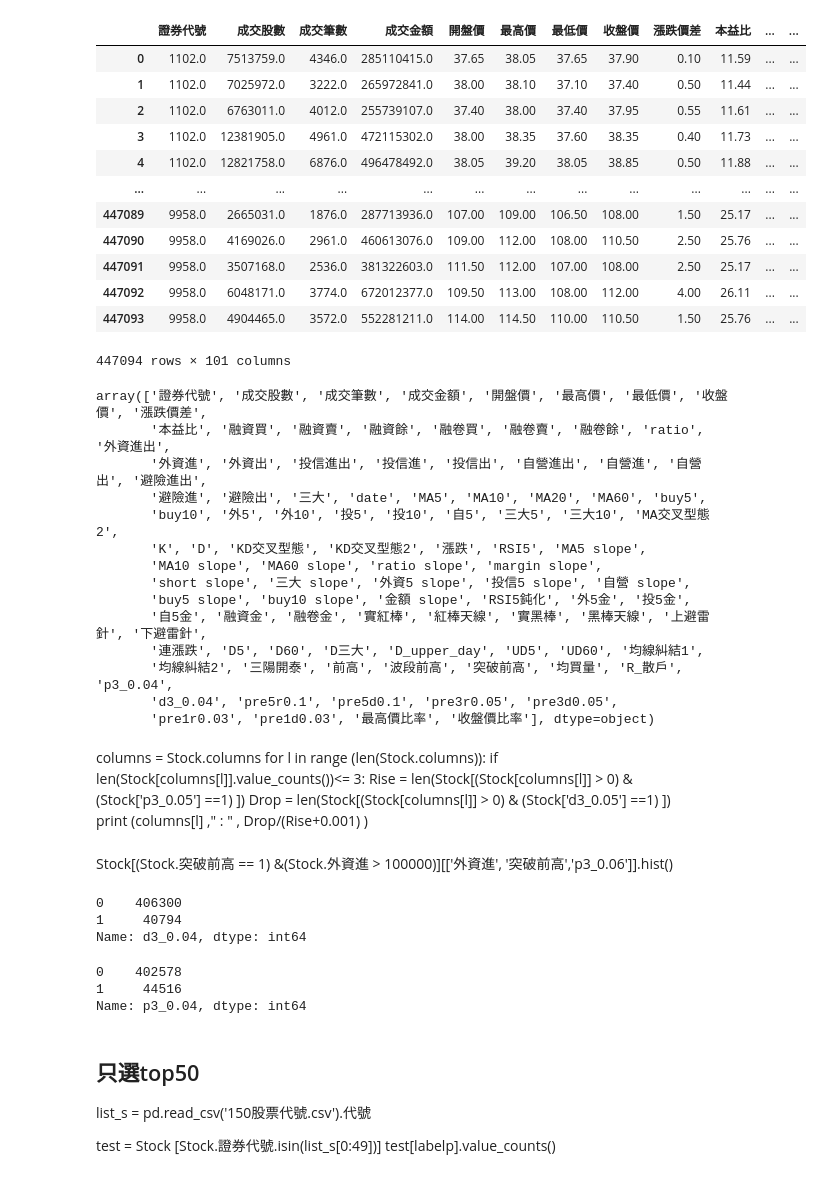
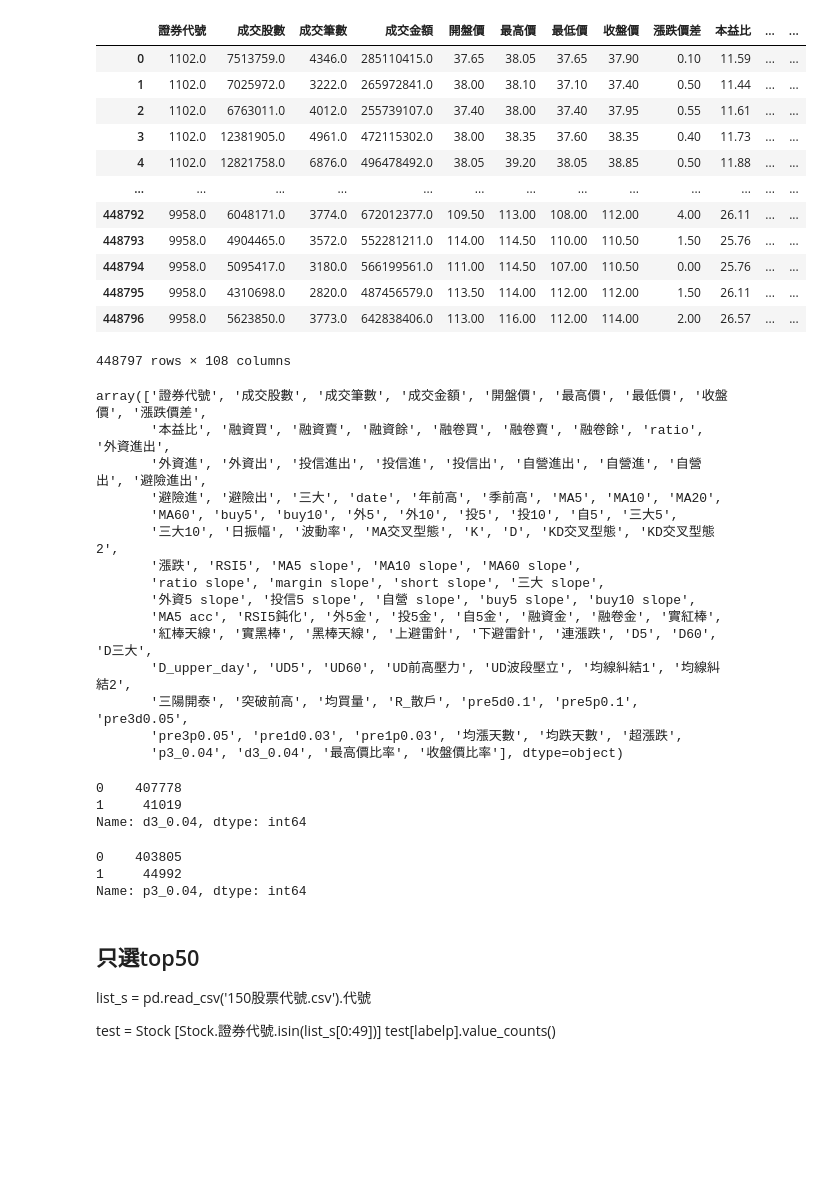
Before and after one commit to knjo/Stock, a Jupyter notebook: Predict-rise and drop Plot.ipynb, the cells around one changed output. Saved outputs shown, nothing was run; the diff lists cells and outputs as text; code cells hidden in the pictures; blank space fills up the shorter version.

```diff
--- a/Predict-rise and drop Plot.ipynb
+++ b/Predict-rise and drop Plot.ipynb
@@ -123,67 +25,56 @@ Stock[-31:]
 # %%
-Klist = ['最高價','收盤價']
-
-Stock['成交股數'].shift(+1)
-
+Klist = ['最高價','收盤價','成交金額']
 i=0
 while i<len(Klist):
     name=str(Klist[i])
     Stock[(name+"比率")]=""
     temp=Stock[name].shift(+1)
     Stock[(name+"比率")]=Stock[name]/(temp+0.000001)
     i+=1
 Stock
 # %% [output]
 |  | 證券代號 | 成交股數 | 成交筆數 | 成交金額 | 開盤價 | 最高價 | 最低價 | 收盤價 | 漲跌價差 | 本益比 | ... | ... |
 | 0 | 1102.0 | 7513759.0 | 4346.0 | 285110415.0 | 37.65 | 38.05 | 37.65 | 37.90 | 0.10 | 11.59 | ... | ... |
 | 1 | 1102.0 | 7025972.0 | 3222.0 | 265972841.0 | 38.00 | 38.10 | 37.10 | 37.40 | 0.50 | 11.44 | ... | ... |
 | 2 | 1102.0 | 6763011.0 | 4012.0 | 255739107.0 | 37.40 | 38.00 | 37.40 | 37.95 | 0.55 | 11.61 | ... | ... |
 | 3 | 1102.0 | 12381905.0 | 4961.0 | 472115302.0 | 38.00 | 38.35 | 37.60 | 38.35 | 0.40 | 11.73 | ... | ... |
 | 4 | 1102.0 | 12821758.0 | 6876.0 | 496478492.0 | 38.05 | 39.20 | 38.05 | 38.85 | 0.50 | 11.88 | ... | ... |
 | ... | ... | ... | ... | ... | ... | ... | ... | ... | ... | ... | ... | ... |
-| 447089 | 9958.0 | 2665031.0 | 1876.0 | 287713936.0 | 107.00 | 109.00 | 106.50 | 108.00 | 1.50 | 25.17 | ... | ... |
-| 447090 | 9958.0 | 4169026.0 | 2961.0 | 460613076.0 | 109.00 | 112.00 | 108.00 | 110.50 | 2.50 | 25.76 | ... | ... |
-| 447091 | 9958.0 | 3507168.0 | 2536.0 | 381322603.0 | 111.50 | 112.00 | 107.00 | 108.00 | 2.50 | 25.17 | ... | ... |
-| 447092 | 9958.0 | 6048171.0 | 3774.0 | 672012377.0 | 109.50 | 113.00 | 108.00 | 112.00 | 4.00 | 26.11 | ... | ... |
-| 447093 | 9958.0 | 4904465.0 | 3572.0 | 552281211.0 | 114.00 | 114.50 | 110.00 | 110.50 | 1.50 | 25.76 | ... | ... |
+| 448792 | 9958.0 | 6048171.0 | 3774.0 | 672012377.0 | 109.50 | 113.00 | 108.00 | 112.00 | 4.00 | 26.11 | ... | ... |
+| 448793 | 9958.0 | 4904465.0 | 3572.0 | 552281211.0 | 114.00 | 114.50 | 110.00 | 110.50 | 1.50 | 25.76 | ... | ... |
+| 448794 | 9958.0 | 5095417.0 | 3180.0 | 566199561.0 | 111.00 | 114.50 | 107.00 | 110.50 | 0.00 | 25.76 | ... | ... |
+| 448795 | 9958.0 | 4310698.0 | 2820.0 | 487456579.0 | 113.50 | 114.00 | 112.00 | 112.00 | 1.50 | 26.11 | ... | ... |
+| 448796 | 9958.0 | 5623850.0 | 3773.0 | 642838406.0 | 113.00 | 116.00 | 112.00 | 114.00 | 2.00 | 26.57 | ... | ... |
-447094 rows × 101 columns
+448797 rows × 108 columns
 # %%
 Stock.columns.values
 # %% [output]
 array(['證券代號', '成交股數', '成交筆數', '成交金額', '開盤價', '最高價', '最低價', '收盤價', '漲跌價差',
        '本益比', '融資買', '融資賣', '融資餘', '融卷買', '融卷賣', '融卷餘', 'ratio', '外資進出',
        '外資進', '外資出', '投信進出', '投信進', '投信出', '自營進出', '自營進', '自營出', '避險進出',
-       '避險進', '避險出', '三大', 'date', 'MA5', 'MA10', 'MA20', 'MA60', 'buy5',
-       'buy10', '外5', '外10', '投5', '投10', '自5', '三大5', '三大10', 'MA交叉型態2',
-       'K', 'D', 'KD交叉型態', 'KD交叉型態2', '漲跌', 'RSI5', 'MA5 slope',
-       'MA10 slope', 'MA60 slope', 'ratio slope', 'margin slope',
-       'short slope', '三大 slope', '外資5 slope', '投信5 slope', '自營 slope',
-       'buy5 slope', 'buy10 slope', '金額 slope', 'RSI5鈍化', '外5金', '投5金',
-       '自5金', '融資金', '融卷金', '實紅棒', '紅棒天線', '實黑棒', '黑棒天線', '上避雷針', '下避雷針',
-       '連漲跌', 'D5', 'D60', 'D三大', 'D_upper_day', 'UD5', 'UD60', '均線糾結1',
-       '均線糾結2', '三陽開泰', '前高', '波段前高', '突破前高', '均買量', 'R_散戶', 'p3_0.04',
-       'd3_0.04', 'pre5r0.1', 'pre5d0.1', 'pre3r0.05', 'pre3d0.05',
-       'pre1r0.03', 'pre1d0.03', '最高價比率', '收盤價比率'], dtype=object)
+       '避險進', '避險出', '三大', 'date', '年前高', '季前高', 'MA5', 'MA10', 'MA20',
+       'MA60', 'buy5', 'buy10', '外5', '外10', '投5', '投10', '自5', '三大5',
+       '三大10', '日振幅', '波動率', 'MA交叉型態', 'K', 'D', 'KD交叉型態', 'KD交叉型態2',
+       '漲跌', 'RSI5', 'MA5 slope', 'MA10 slope', 'MA60 slope',
+       'ratio slope', 'margin slope', 'short slope', '三大 slope',
+       '外資5 slope', '投信5 slope', '自營 slope', 'buy5 slope', 'buy10 slope',
+       'MA5 acc', 'RSI5鈍化', '外5金', '投5金', '自5金', '融資金', '融卷金', '實紅棒',
+       '紅棒天線', '實黑棒', '黑棒天線', '上避雷針', '下避雷針', '連漲跌', 'D5', 'D60', 'D三大',
+       'D_upper_day', 'UD5', 'UD60', 'UD前高壓力', 'UD波段壓立', '均線糾結1', '均線糾結2',
+       '三陽開泰', '突破前高', '均買量', 'R_散戶', 'pre5d0.1', 'pre5p0.1', 'pre3d0.05',
+       'pre3p0.05', 'pre1d0.03', 'pre1p0.03', '均漲天數', '均跌天數', '超漲跌',
+       'p3_0.04', 'd3_0.04', '最高價比率', '收盤價比率'], dtype=object)
-# %% [markdown]
-columns = Stock.columns
-for l in range (len(Stock.columns)):
-    if len(Stock[columns[l]].value_counts())<= 3:
-        Rise = len(Stock[(Stock[columns[l]] > 0) & (Stock['p3_0.05'] ==1) ])
-        Drop = len(Stock[(Stock[columns[l]] > 0) & (Stock['d3_0.05'] ==1) ])
-        print (columns[l] ," : " , Drop/(Rise+0.001) )
-# %% [markdown]
-Stock[(Stock.突破前高 == 1) &(Stock.外資進 > 100000)][['外資進', '突破前高','p3_0.06']].hist()
 # %%
 Stock[labeld].value_counts()
 # %% [output]
-0    406300
-1     40794
+0    407778
+1     41019
 Name: d3_0.04, dtype: int64
 # %%
 Stock[labelp].value_counts()
 # %% [output]
-0    402578
-1     44516
+0    403805
+1     44992
 Name: p3_0.04, dtype: int64
 # %% [markdown]
 ## 只選top50
```
Also changed, not shown: parts of 35 cells of this notebook, 8 other files.
